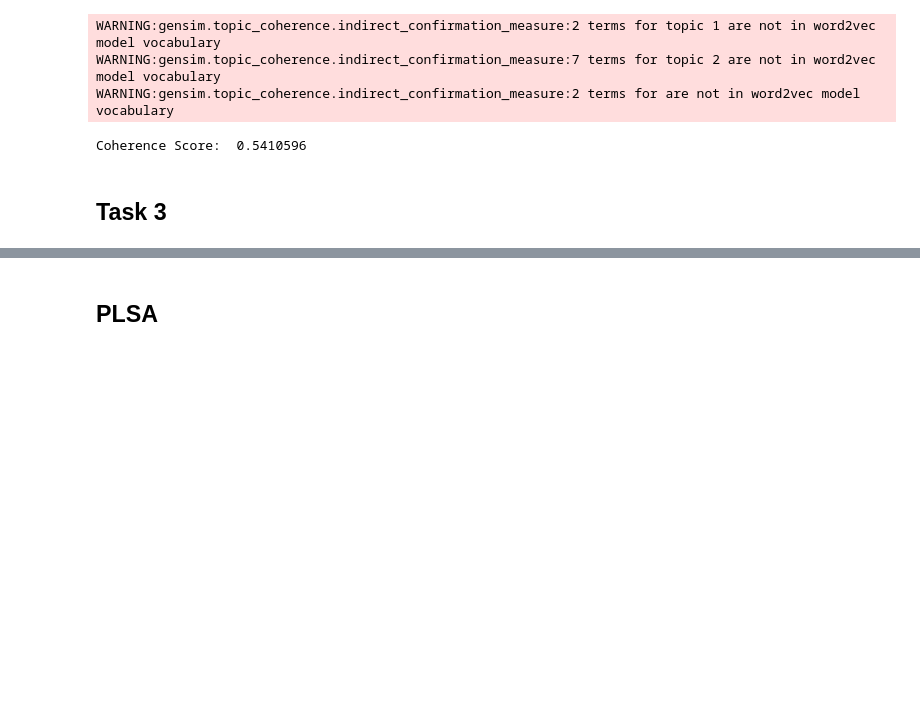
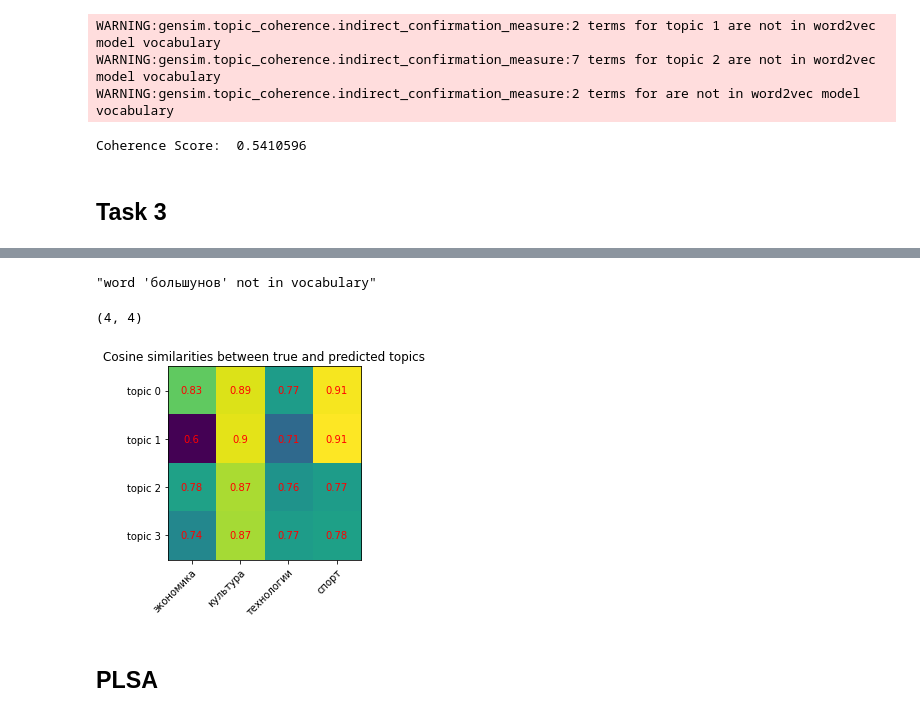
Before and after one commit to Lolik-Bolik/Topic_modeling, a Jupyter notebook: pipeline.ipynb, the cells around one changed output, grey strips where cells are left out. Saved outputs shown, nothing was run; the diff lists cells and outputs as text; code cells hidden in the pictures; blank space fills up the shorter version.

```diff
--- a/pipeline.ipynb
+++ b/pipeline.ipynb
@@ -193,3 +280,12 @@ KeyError: "word 'большунов' not in vocabulary"
+# %%
+distances_lba_tf_idf = generate_w2vec_distances(lda_tfidf)
+# %% [output]
+"word 'большунов' not in vocabulary"
+# %%
+plot_distances(distances_lba_tf_idf)
+# %% [output]
+(4, 4)
+[figure, added]
 # %% [markdown]
 ## PLSA
 # %%
```
Also changed, not shown: parts of 25 cells of this notebook.
